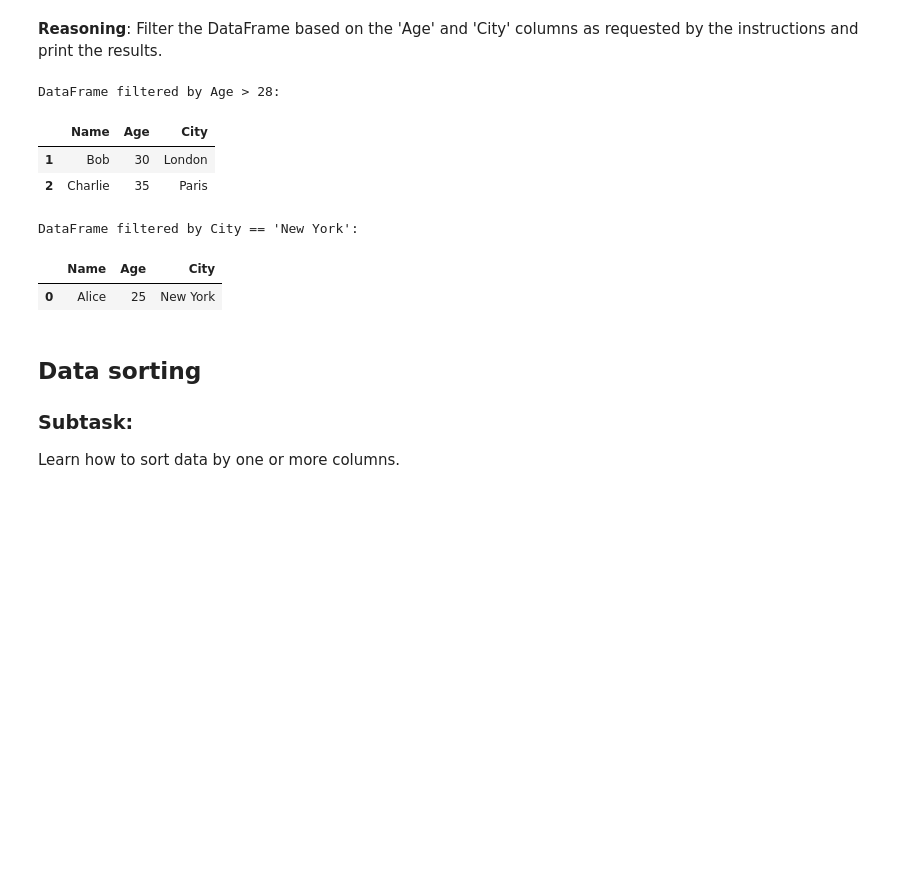
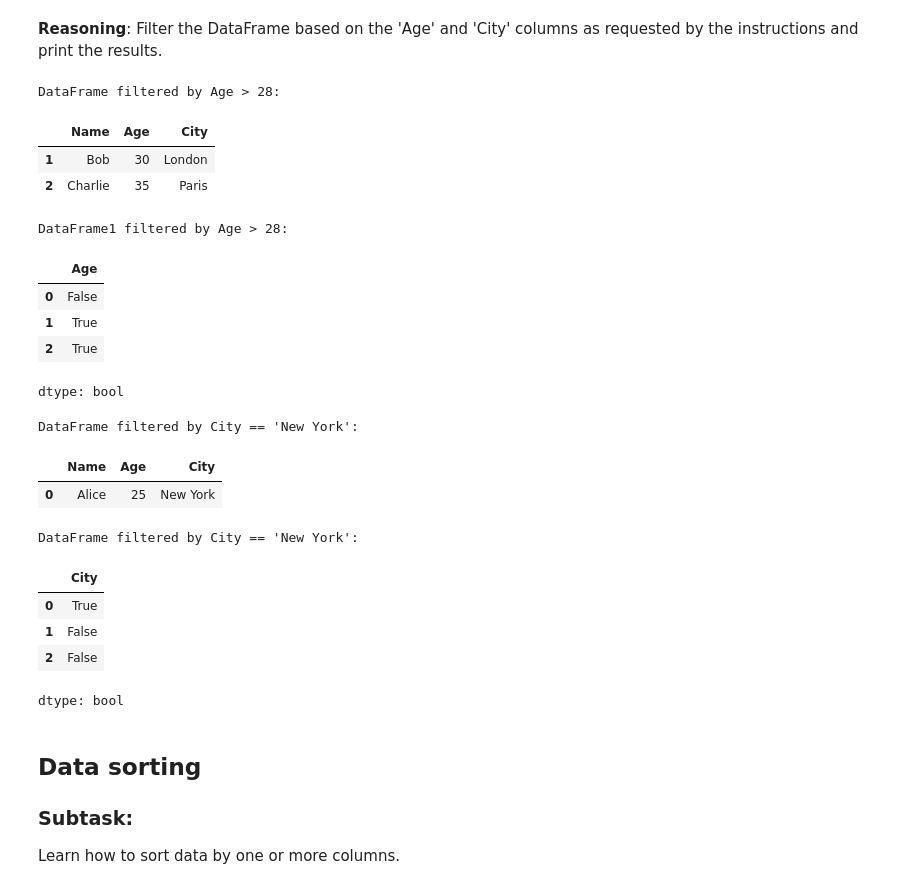
Before and after one commit to AI-Junction/Learn-ML, a Jupyter notebook: LearnPandasPart3.ipynb, the cells around one changed output. Drawn from its saved outputs; the diff is of its cells as text; code cells hidden in the pictures; blank space fills up the shorter version.

```diff
--- a/LearnPandasPart3.ipynb
+++ b/LearnPandasPart3.ipynb
@@ -161,21 +161,45 @@ Filter the DataFrame based on the 'Age' and 'City' columns as requested by the i
 # %%
 # Filter DataFrame where 'Age' is greater than 28
 filtered_age_df = df_csv[df_csv['Age'] > 28]
 print("DataFrame filtered by Age > 28:")
 display(filtered_age_df)
 
+filtered_age_df1 = df_csv['Age'] > 28
+print("DataFrame1 filtered by Age > 28:")
+display(filtered_age_df1)
+
+
+
+
 # Filter DataFrame where 'City' is 'New York'
 filtered_city_df = df_csv[df_csv['City'] == 'New York']
 print("\nDataFrame filtered by City == 'New York':")
 display(filtered_city_df)
+
+
+filtered_city_df = df_csv['City'] == 'New York'
+print("\nDataFrame filtered by City == 'New York':")
+display(filtered_city_df)
 # %% [output]
 DataFrame filtered by Age > 28:
 |  | Name | Age | City |
 | 1 | Bob | 30 | London |
 | 2 | Charlie | 35 | Paris |
-DataFrame filtered by City == 'New York':
+DataFrame1 filtered by Age > 28:
-|  | Name | Age | City |
-| 0 | Alice | 25 | New York |
+|  | Age |
+| 0 | False |
+| 1 | True |
+| 2 | True |
+dtype: bool
+DataFrame filtered by City == 'New York':
+|  | Name | Age | City |
+| 0 | Alice | 25 | New York |
+DataFrame filtered by City == 'New York':
+|  | City |
+| 0 | True |
+| 1 | False |
+| 2 | False |
+dtype: bool
 # %% [markdown]
 ## Data sorting
 
```
Also changed, not shown: parts of 6 cells of this notebook.
